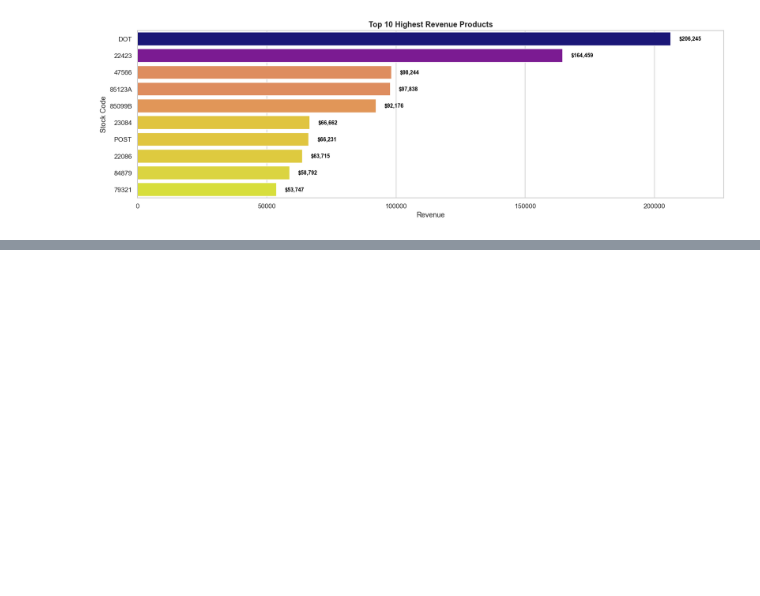
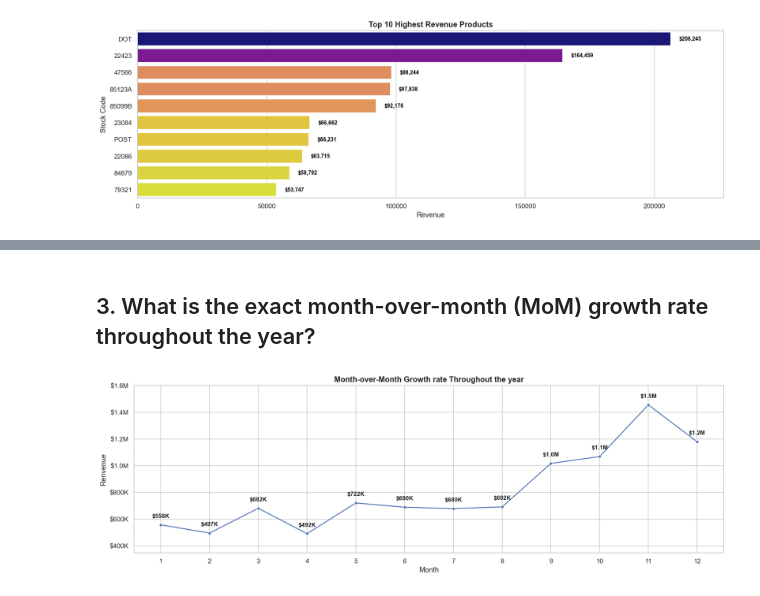
Before and after one commit to Lyvinthai/Retail_Sales_Data_Analytics, a Jupyter notebook: noteboook/eda.ipynb, the cells around one changed output, grey strips where cells are left out. Drawn from its saved outputs; the diff is of its cells as text; code cells hidden in the pictures; blank space fills up the shorter version.

```diff
--- a/noteboook/eda.ipynb
+++ b/noteboook/eda.ipynb
@@ -154,0 +155,56 @@ plt.show()
+# %% [markdown]
+## 3. What is the exact month-over-month (MoM) growth rate throughout the year?
+# %%
+df['invoice_date'] = pd.to_datetime(df['invoice_date'])
+mom = df.groupby(df['invoice_date'].dt.month)['total_revenue'].sum().reset_index()
+
+plt.figure(figsize=(15, 5))
+
+sns.lineplot(
+    data=mom,
+    x='invoice_date',
+    y='total_revenue',
+    marker='o',
+    markersize=5
+)
+
+for index, row in mom.iterrows():
+    value = row['total_revenue']
+    if value >= 1e6:
+        label = f'${value*1e-6:.1f}M'
+    elif value >= 1e3:
+        label = f'${value*1e-3:.0f}K'
+    else:
+        label = f'${value:.0f}'
+
+    plt.annotate(
+        text=label,
+        xy=(row['invoice_date'], value),
+        xytext=(0, 10),
+        textcoords='offset points',
+        va='bottom',
+        ha='center',
+        fontsize=10,
+        fontweight='bold'
+    )
+
+def format_currency(x, pos):
+    if x >= 1e6:
+        return f'${x*1e-6:.1f}M'
+    elif x >= 1e3:
+        return f'${x*1e-3:.0f}K'
+    return f'${x:.0f}'
+
+plt.gca().yaxis.set_major_formatter(ticker.FuncFormatter(format_currency))
+
+plt.xticks(range(1, 13))
+
+plt.title("Month-over-Month Growth rate Throughout the year")
+plt.xlabel('Month')
+plt.ylabel('Renvenue')
+plt.margins(y=0.15)
+
+plt.tight_layout()
+plt.show()
+# %% [output]
+[figure, added]
```
Also changed, not shown: parts of 4 cells of this notebook.
